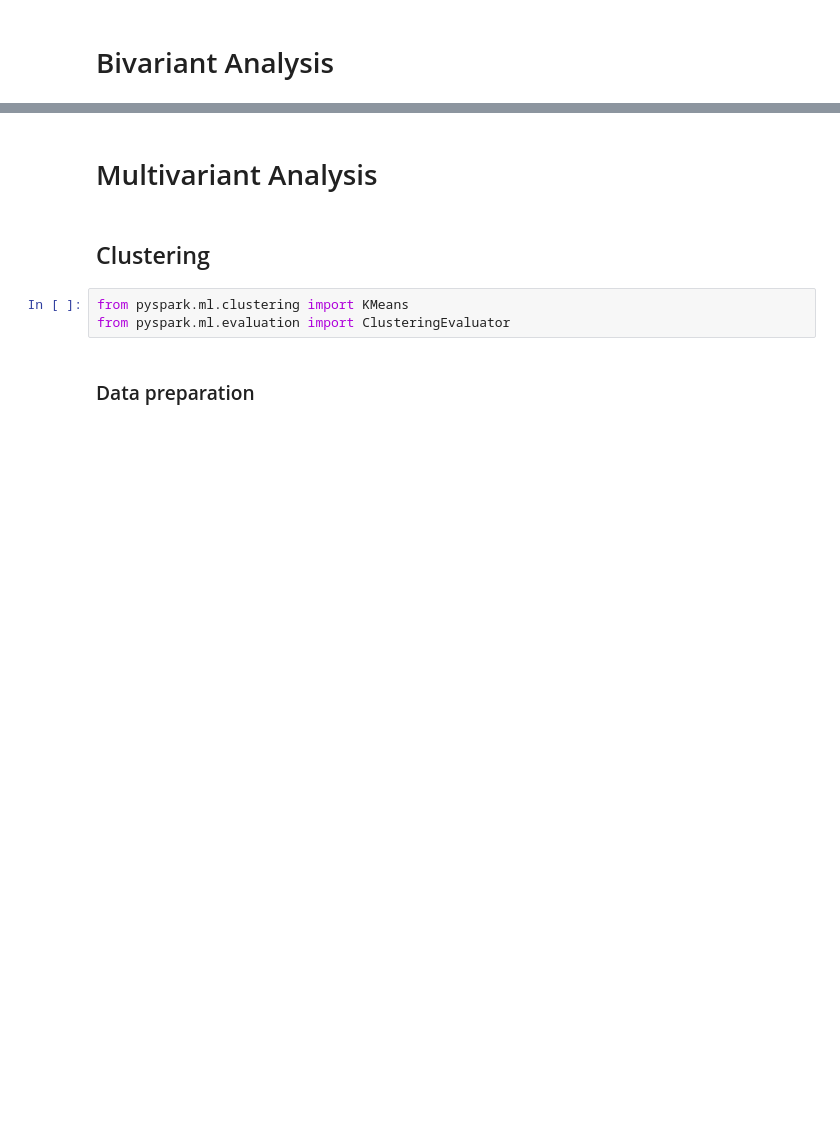
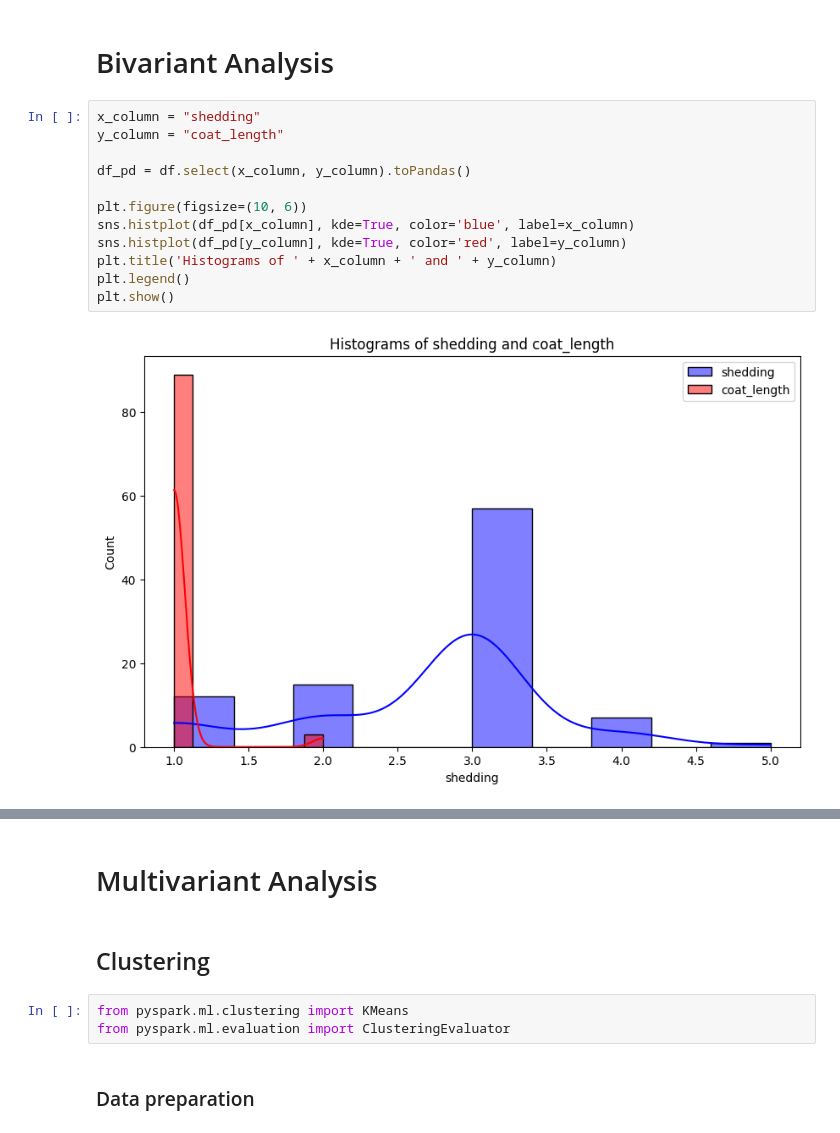
Before and after one commit to SeaSky2508/BDA-P1, a Jupyter notebook: code/data_quality_pipeline/data_visualization.ipynb, the cells around one changed output, grey strips where cells are left out. Cells and saved outputs as stored; diff of their text form; blank space fills up the shorter version.

```diff
--- a/code/data_quality_pipeline/data_visualization.ipynb
+++ b/code/data_quality_pipeline/data_visualization.ipynb
@@ -241,2 +282,16 @@ plt.show()
 # %% [markdown]
 # Bivariant Analysis
+# %%
+x_column = "shedding"
+y_column = "coat_length"
+
+df_pd = df.select(x_column, y_column).toPandas()
+
+plt.figure(figsize=(10, 6))
+sns.histplot(df_pd[x_column], kde=True, color='blue', label=x_column)
+sns.histplot(df_pd[y_column], kde=True, color='red', label=y_column)
+plt.title('Histograms of ' + x_column + ' and ' + y_column)
+plt.legend()
+plt.show()
+# %% [output]
+[figure, added]
```
Also changed, not shown: parts of 11 cells of this notebook, 2 other files.
